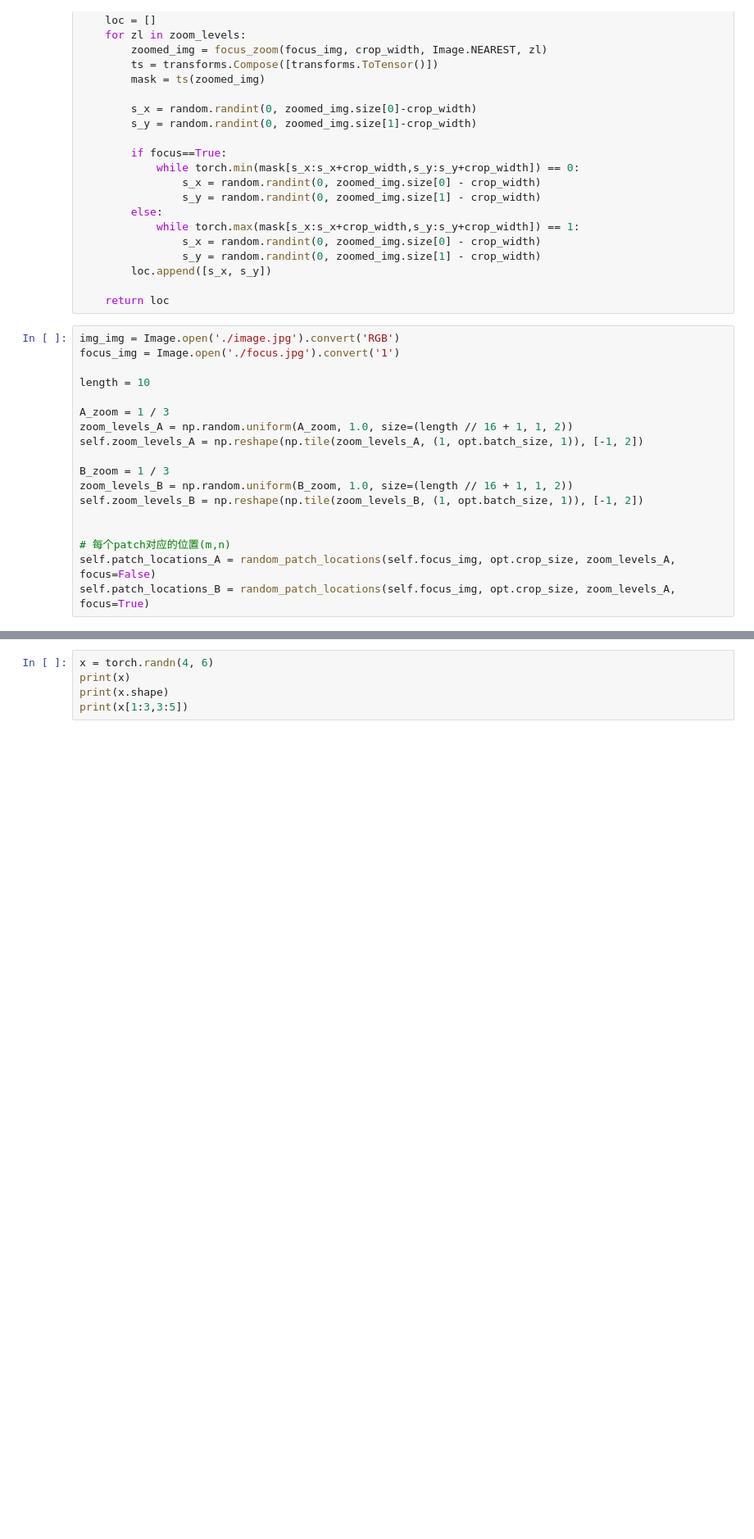
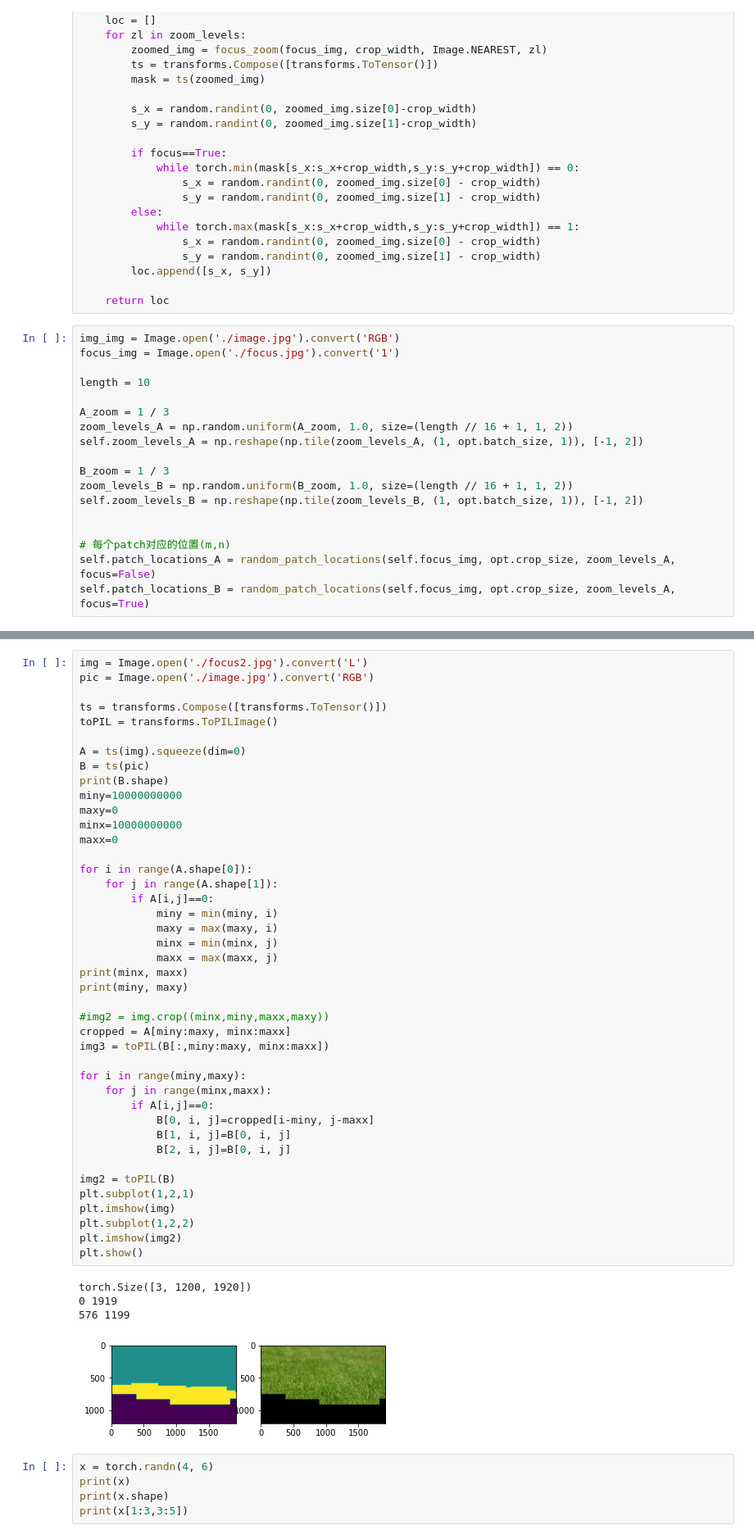
Before and after one commit to BruceGeng/cSinCUT, a Jupyter notebook: datasets/grass/Untitled.ipynb, the cells around one changed output, grey strips where cells are left out. Shown: that part at 82% size. Cells and saved outputs as stored; diff of their text form; blank space fills up the shorter version.

```diff
--- a/datasets/grass/Untitled.ipynb
+++ b/datasets/grass/Untitled.ipynb
@@ -85,3 +85,50 @@ tensor(1.)
+# %%
+img = Image.open('./focus2.jpg').convert('L')
+pic = Image.open('./image.jpg').convert('RGB')
+
+ts = transforms.Compose([transforms.ToTensor()])
+toPIL = transforms.ToPILImage()
+
+A = ts(img).squeeze(dim=0)
+B = ts(pic)
+print(B.shape)
+miny=10000000000
+maxy=0
+minx=10000000000
+maxx=0
+
+for i in range(A.shape[0]):
+    for j in range(A.shape[1]):
+        if A[i,j]==0:
+            miny = min(miny, i)
+            maxy = max(maxy, i)
+            minx = min(minx, j)
+            maxx = max(maxx, j)
+print(minx, maxx)
+print(miny, maxy)
+
+#img2 = img.crop((minx,miny,maxx,maxy))
+cropped = A[miny:maxy, minx:maxx]
+img3 = toPIL(B[:,miny:maxy, minx:maxx])
+
+for i in range(miny,maxy):
+    for j in range(minx,maxx):
+        if A[i,j]==0:
+            B[0, i, j]=cropped[i-miny, j-maxx]
+            B[1, i, j]=B[0, i, j]
+            B[2, i, j]=B[0, i, j]
+
+img2 = toPIL(B)
+plt.subplot(1,2,1)
+plt.imshow(img)
+plt.subplot(1,2,2)
+plt.imshow(img2)
+plt.show()
+# %% [output]
+torch.Size([3, 1200, 1920])
+0 1919
+576 1199
+[figure, added]
 # %%
 x = torch.randn(4, 6)
 print(x)
```
Also changed, not shown: parts of 1 cell of this notebook, 2 other files.
